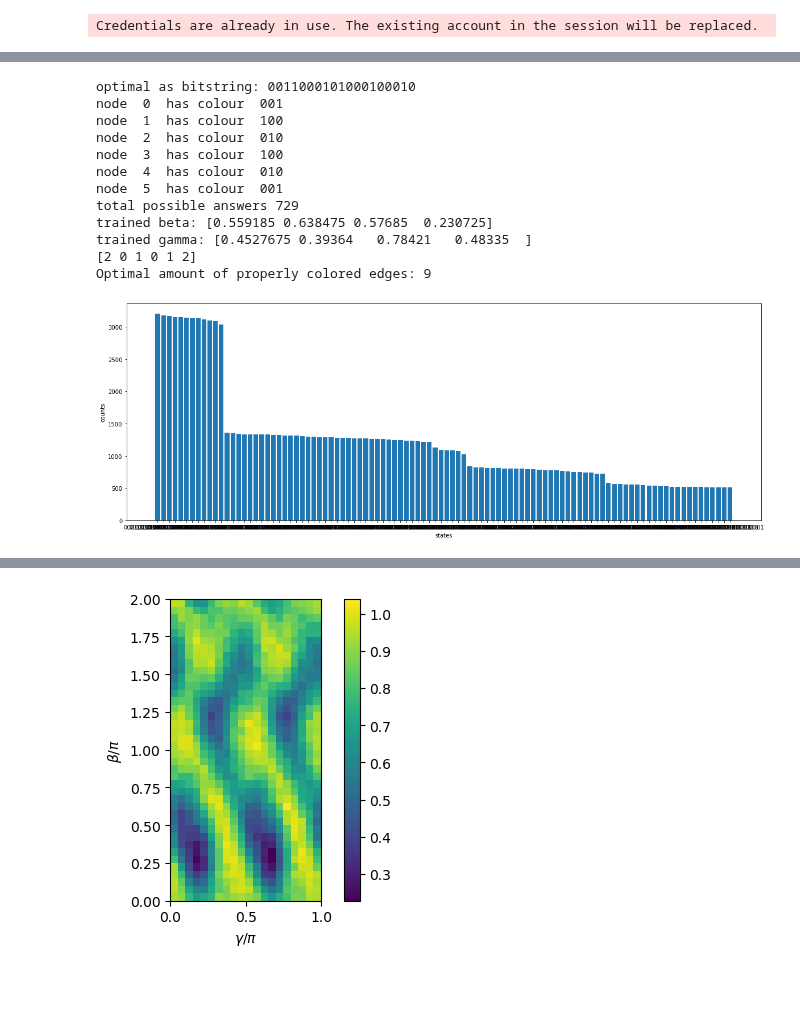
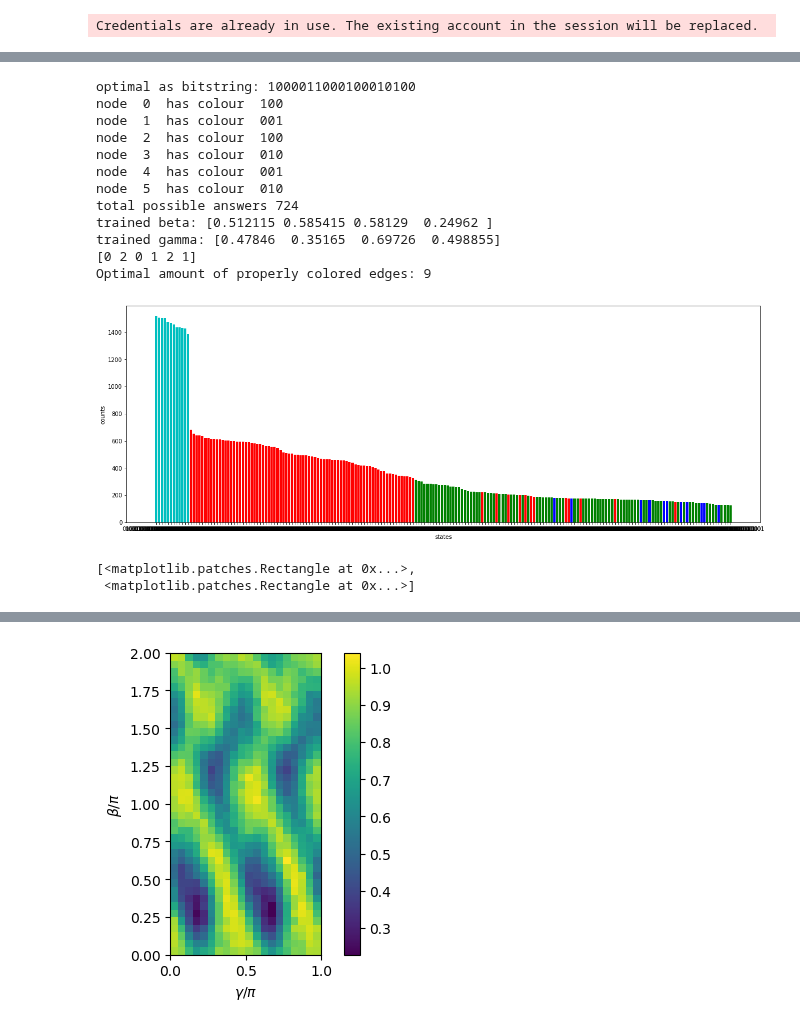
Before and after one commit to XunyiZhao/Quantum_Information_Project, a Jupyter notebook: k-colorable-subgraph.ipynb, the cells around one changed output, grey strips where cells are left out. Cells and saved outputs as stored; diff of their text form; code cells hidden in the pictures; blank space fills up the shorter version.

```diff
--- a/k-colorable-subgraph.ipynb
+++ b/k-colorable-subgraph.ipynb
@@ -224,12 +264,12 @@ class k_color:
 # %%
 #Hard to color: Prism
-G = nx.Graph([(0,1),(1,2),(2,3),(0,3),(0,4),(3,4),(2,5),(1,5),(4,5)])
+#G = nx.Graph([(0,1),(1,2),(2,3),(0,3),(0,4),(3,4),(2,5),(1,5),(4,5)])
 
 #nice testing graph k = 2
 #G = nx.Graph([(0,1),(1,2),(1,3),(0,2),(2,4),(1,4)])
 
 #nice testing graph k > 2
-#G = nx.Graph([(0,1),(1,2),(2,0),(3,2),(1,3),(3,0)])
+G = nx.Graph([(0,1),(1,2),(2,0),(3,2),(1,3),(3,0)])
 
 #G = nx.Graph([(0,1),(1,2),(0,2)])
 k_col = k_color(G)
@@ -260,16 +301,7 @@ Wall time: 1h 3min 55s
 # %%
-%%time
-
-colors = 3
-rounds = 100
-depth = 4
-shots = 200000
-rate = 0.01
-
-
-
-curve = k_col.train(colors, rounds, depth, shots, rate)
-plt.plot(curve)
+plt.plot(curve[0])
+plt.plot(curve[1])
+plt.plot(curve[2])
 plt.ylabel('expect value')
 plt.xlabel('opt_rounds')
 plt.show()
@@ -280,7 +328,7 @@ Wall time: 36min 39s
 #plot_histogram(k_col.counts, title="Bell initial statevector")
 
 counts = k_col.counts
-k=colors
+k=3
 n=len(G)
 
 #print(counts)
@@ -292,47 +340,74 @@ print("optimal as bitstring:", optimum)
 # print(np.array(newcounts)[:,1].astype(int))
 for i in range(n):
     print("node ", i, " has colour ", optimum[i*k:i*k+k])
 
 
-bars = 100
+bars = 200
 
 print("total possible answers", len(counts))
 
 print('trained beta:', k_col.beta)
 print('trained gamma:', k_col.gamma)
 
 
 color = np.argmax(np.array(list(optimum)[0:len(optimum[::-1])-1], dtype= np.int).reshape(n, -1), axis = 1)
 print(color)
 #color = color[::-1]
 #print(color)
 value = 0
 for i,j in G.edges:
     if color[i] != color [j]:
         value += 1
 print("Optimal amount of properly colored edges:", value)
 
 
+value = np.zeros(len(counts))
+newcounts = sorted(counts.items(), key = lambda x:(x[1], x[0]), reverse=True)
+
+
+for l in range(len(newcounts)):
+    optimum = newcounts[l][0]
+    optimum = optimum[::-1]
+    color = np.argmax(np.array(list(optimum)[0:len(optimum[::-1])-1], dtype= np.int).reshape(n, -1), axis = 1)
+    #color = np.argmax(np.array(list(optimum)[1:], dtype= np.int).reshape(n, -1), axis = 1)
+    #print(color)
+    for i,j in G.edges:
+        if color[i] != color [j]:
+            value[l] += 1
+
+n_values = list(np.unique(value[:bars]))
+bar_colors = []
+for b in range(bars):
+    bar_colors.append(list(mcolors.BASE_COLORS.keys())[n_values.index(value[b])])
+
 plt.figure(figsize=(20,7))
-plt.bar(range(min(len(counts),bars)), list(np.array(newcounts)[0:bars,1].astype(int)), align='center')
+plt.bar(range(min(len(counts),bars)), list(np.array(newcounts)[0:bars,1].astype(int)), color=bar_colors, align='center')
 plt.xticks(range(min(len(counts),bars)), list(np.array(newcounts)[0:bars,0]))
 plt.xlabel('states')
 plt.ylabel('counts')
 plt.show()
 # %% [output]
-optimal as bitstring: 0011000101000100010
-node  0  has colour  001
-node  1  has colour  100
-node  2  has colour  010
-node  3  has colour  100
-node  4  has colour  010
-node  5  has colour  001
-total possible answers 729
-trained beta: [0.559185 0.638475 0.57685  0.230725]
-trained gamma: [0.4527675 0.39364   0.78421   0.48335  ]
-[2 0 1 0 1 2]
+optimal as bitstring: 1000011000100010100
+node  0  has colour  100
+node  1  has colour  001
+node  2  has colour  100
+node  3  has colour  010
+node  4  has colour  001
+node  5  has colour  010
+total possible answers 724
+trained beta: [0.512115 0.585415 0.58129  0.24962 ]
+trained gamma: [0.47846  0.35165  0.69726  0.498855]
+[0 2 0 1 2 1]
 Optimal amount of properly colored edges: 9
-[figure, old version]
+[figure, new version]
+# %%
+colors = {'fruit':'red', 'veggie':'green'}
+labels = list(colors.keys())
+handles = [plt.Rectangle((0,0),1,1, color=colors[label]) for label in labels]
+plt.legend(handles, labels)
+# %% [output]
+[<matplotlib.patches.Rectangle at 0x...>,
+ <matplotlib.patches.Rectangle at 0x...>]
 # %%
 value = np.zeros(len(counts))
 newcounts = sorted(counts.items(), key = lambda x:(x[1], x[0]), reverse=True)
```
Also changed, not shown: parts of 8 cells of this notebook, 2 other files.
